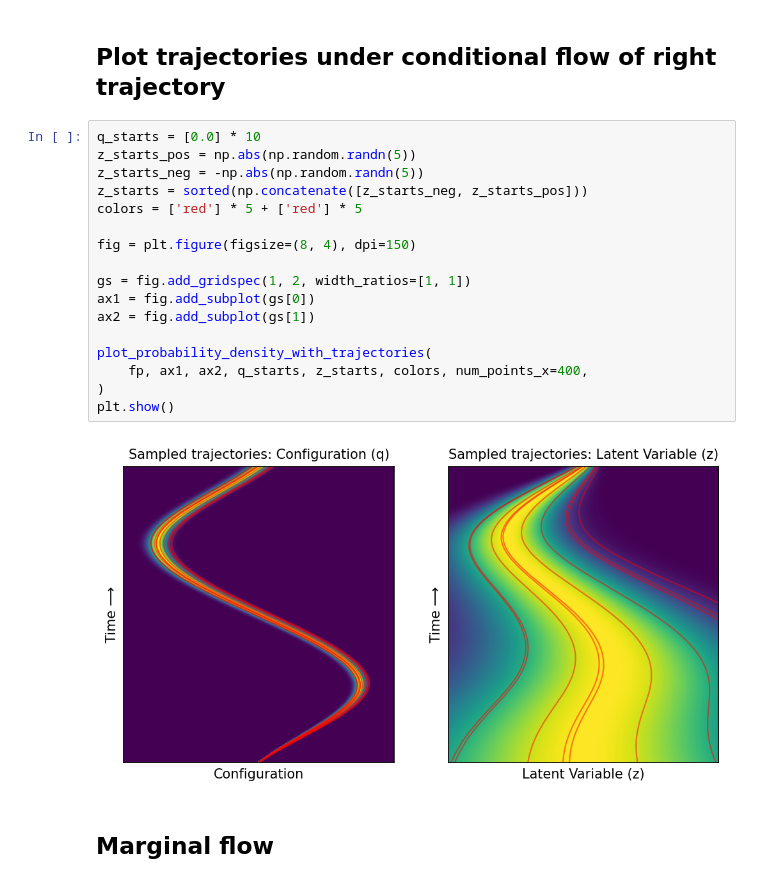
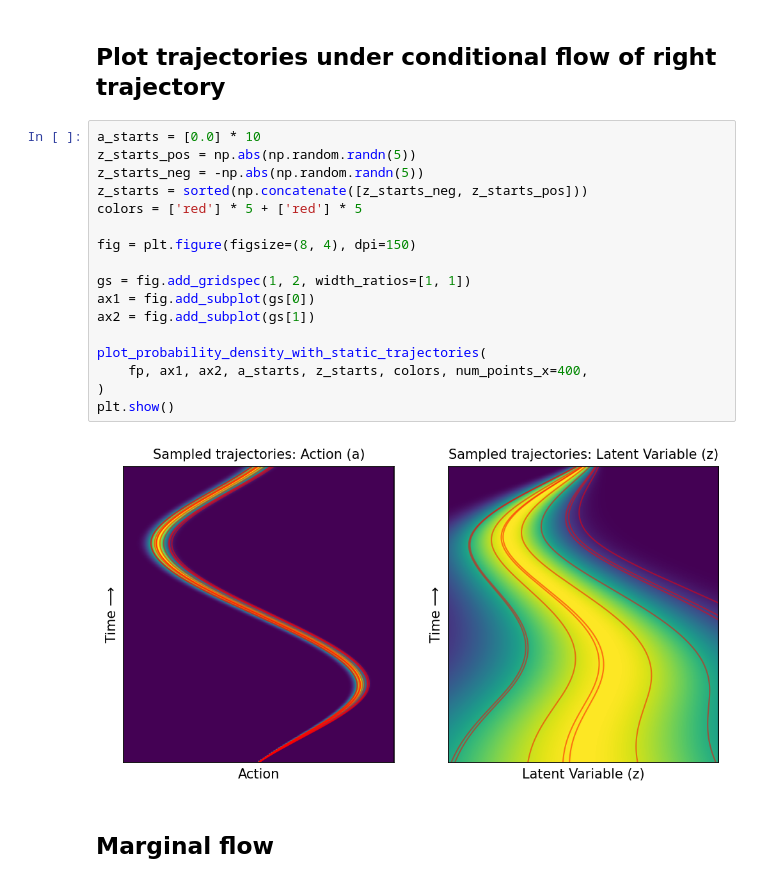
Before and after one commit to willh003/flowvis, a Jupyter notebook: streaming_flow_policy/toy/notebooks/latent/stabilizing/bad/crossing-demos.ipynb, the cells around one changed output. Drawn from its saved outputs; the diff is of its cells as text.

```diff
--- a/streaming_flow_policy/toy/notebooks/latent/stabilizing/bad/crossing-demos.ipynb
+++ b/streaming_flow_policy/toy/notebooks/latent/stabilizing/bad/crossing-demos.ipynb
@@ -127,24 +127,24 @@ plt.show()
 # %% [markdown]
 ## Plot trajectories under conditional flow of right trajectory
 # %%
-q_starts = [0.0] * 10
+a_starts = [0.0] * 10
 z_starts_pos = np.abs(np.random.randn(5))
 z_starts_neg = -np.abs(np.random.randn(5))
 z_starts = sorted(np.concatenate([z_starts_neg, z_starts_pos]))
 colors = ['red'] * 5 + ['red'] * 5
 
 fig = plt.figure(figsize=(8, 4), dpi=150)
 
 gs = fig.add_gridspec(1, 2, width_ratios=[1, 1])
 ax1 = fig.add_subplot(gs[0])
 ax2 = fig.add_subplot(gs[1])
 
-plot_probability_density_with_trajectories(
-    fp, ax1, ax2, q_starts, z_starts, colors, num_points_x=400,
+plot_probability_density_with_static_trajectories(
+    fp, ax1, ax2, a_starts, z_starts, colors, num_points_x=400,
 )
 plt.show()
 # %% [output]
-[figure, old version]
+[figure, new version]
 # %% [markdown]
 ## Marginal flow
 # %%
```
Also changed, not shown: parts of 7 cells of this notebook, 12 other files.
